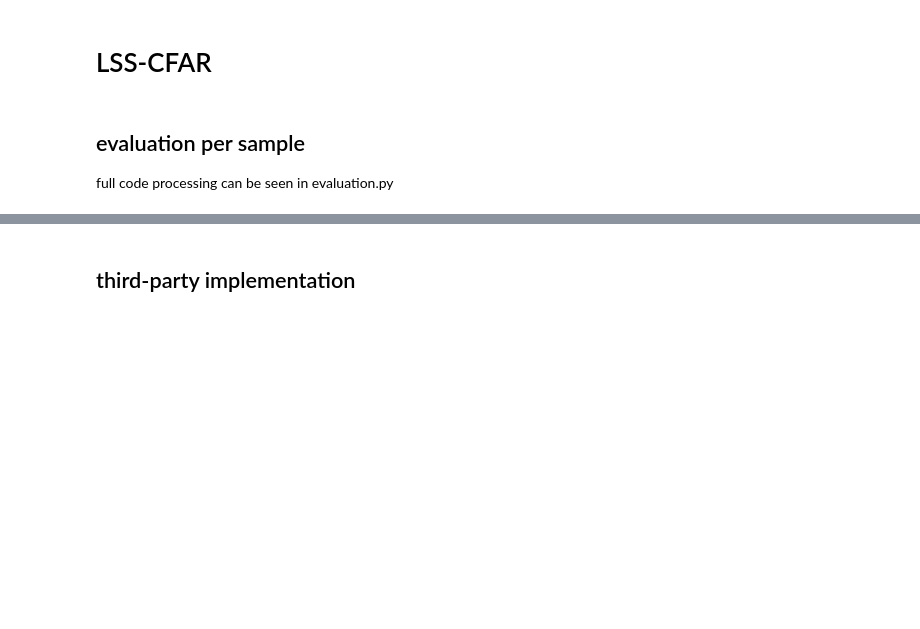
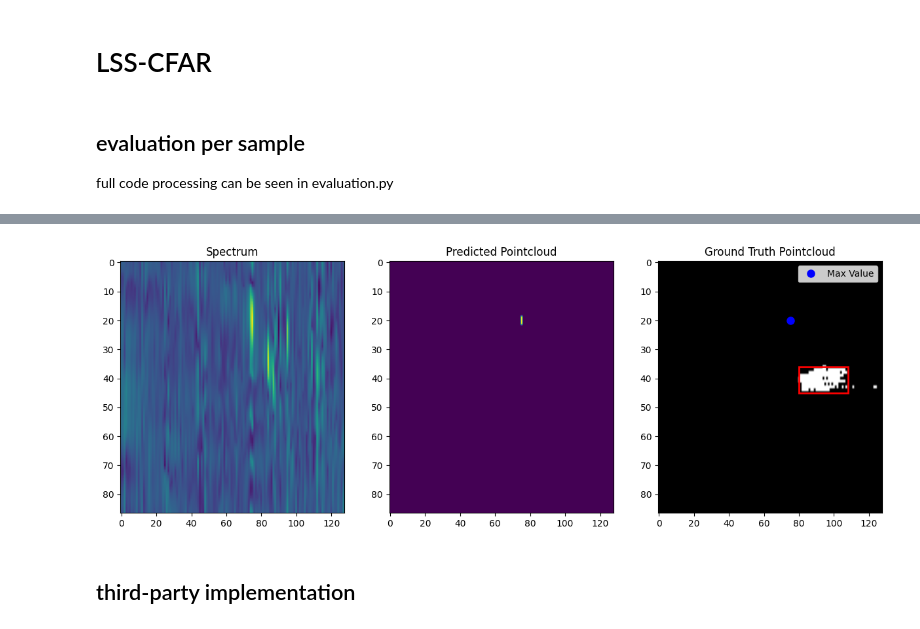
Before and after one commit to 1ucayu/lss-cfar, a Jupyter notebook: debug.ipynb, the cells around one changed output, grey strips where cells are left out. Cells and saved outputs as stored; diff of their text form; code cells hidden in the pictures; blank space fills up the shorter version.

```diff
--- a/debug.ipynb
+++ b/debug.ipynb
@@ -14,8 +14,8 @@ import numpy as np
 from scipy.ndimage import label, find_objects
 
 # path preparation
-pickle_path = '/data/lucayu/lss-cfar/dataset/test/luca_hw_101_2024-08-23_21-51-51.pickle'
-calibration_path = '/data/lucayu/lss-cfar/raw_dataset/env'
+pickle_path = '/data/lucayu/lss-cfar/dataset/train/luca_hw_101_2024-08-23_22-04-00.pickle'
+calibration_path = '/data/lucayu/lss-cfar/raw_dataset/luca_env_hw_101_2024_08-23'
 checkpoint_path = '/home/lucayu/lss-cfar/checkpoints/20240825-150044_model_layers_4_hidden_256_order_256_dtmin_0.001_dtmax_8e-05_channels_1_dropout_0.1_lr_0.01_batch_4_steps_10000_optimizer_AdamW_decay_0.1_step_300_gamma_0.5_losstype_l1/20240825-150044_model_layers_4_hidden_256_order_256_dtmin_0.001_dtmax_8e-05_channels_1_dropout_0.1_lr_0.01_batch_4_steps_10000_optimizer_AdamW_decay_0.1_step_300_gamma_0.5_losstype_l1.pt'
 
 # pickle path and load the pickle file
@@ -50,9 +50,9 @@ pointcloud = pointcloud.flatten()
 
 # import model
 from model import LSSLModel
-from args import get_args
-args = get_args()
-os.environ['CUDA_VISIBLE_DEVICES'] = args.gpus
+# from args import get_args
+# args = get_args()
+os.environ['CUDA_VISIBLE_DEVICES'] = '0'
 device = torch.device('cuda' if torch.cuda.is_available() else 'cpu')
 
 model = LSSLModel(
@@ -175,3 +175,4 @@ fig.savefig('result.png')
 # GPUS="0"
 # LOG_DIR="./logs"
 # LOSS_TYPE="l1"
+# %% [output]
@@ -178,3 +185,4 @@ fig.savefig('result.png')
+[figure, added]
 # %% [markdown]
 ## third-party implementation
 # %%
```
Also changed, not shown: parts of 1 cell of this notebook, 6 other files.
